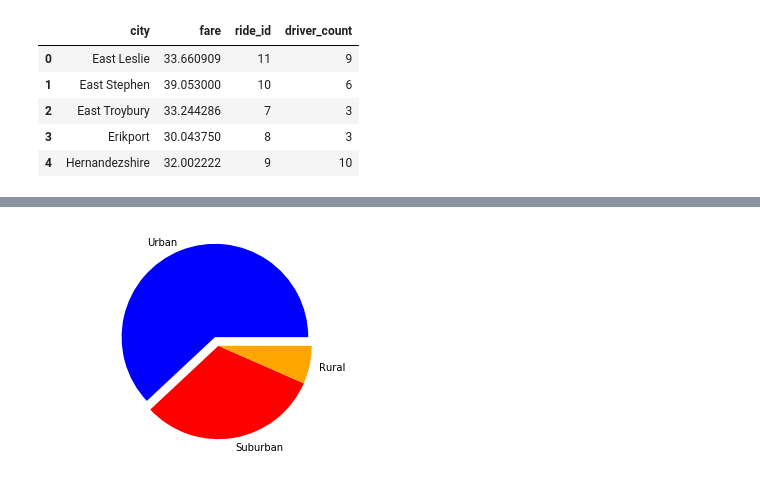
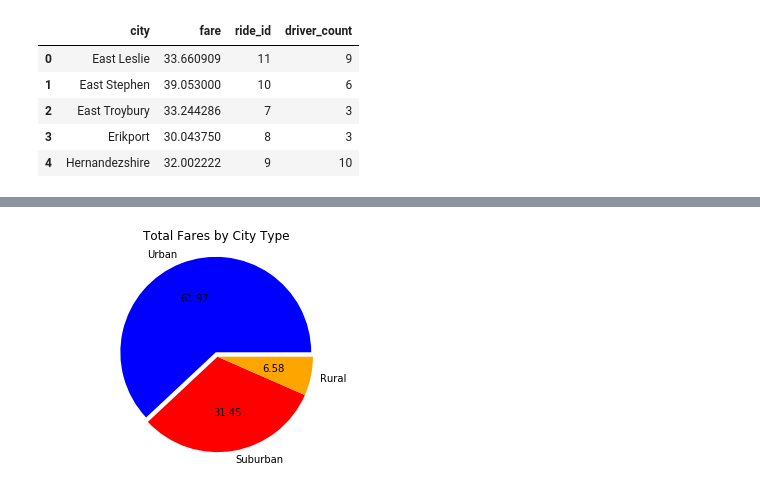
Before and after one commit to tullyvelte/RideSharingDataPlots, a Jupyter notebook: PyberPlots2.ipynb, the cells around one changed output, grey strips where cells are left out. Saved outputs shown, nothing was run; the diff lists cells and outputs as text; code cells hidden in the pictures.

Commit message:
Added 2 Pie Charts, Percentages & Chart Titles

```diff
--- a/PyberPlots2.ipynb
+++ b/PyberPlots2.ipynb
@@ -173,26 +167,29 @@ plt.show()
 # %%
 # Making the Py Charts
 
 ## % Total Fares by City Type
 
-# urban_fares_total = urban_data['fare'].sum()
+urban_fares_total = urban_data['fare'].sum()
 # print(urban_fares_total)
-# suburban_fares_total = suburban_data['fare'].sum()
+suburban_fares_total = suburban_data['fare'].sum()
 # print(suburban_fares_total)
-# rural_fares_total = rural_data['fare'].sum()
+rural_fares_total = rural_data['fare'].sum()
 # print(rural_fares_total)
 
 
 city_type_fare = ["Urban", "Suburban", "Rural"]
 city_rides_fares = [urban_fares_total, suburban_fares_total, rural_fares_total]
 
 colors = ["Blue", "Red", "Orange"]
-explode = [0.1, 0, 0]
+explode = [0.05, 0, 0]
 
-plt.pie(city_rides_fares, explode=explode, labels=city_type_fare, colors=colors)
+plt.pie(city_rides_fares, explode=explode, labels=city_type_fare, colors=colors, autopct='%.2f')
+
 
 plt.axis("equal")
 #plt.savefig("PyPies.png")
-plt.show()
+
+plt.title("Total Fares by City Type")
+plt.show()## % Total Fares by City Type
 # %% [output]
-[figure, old version]
+[figure, new version]
```
Also changed, not shown: parts of 4 cells of this notebook.
